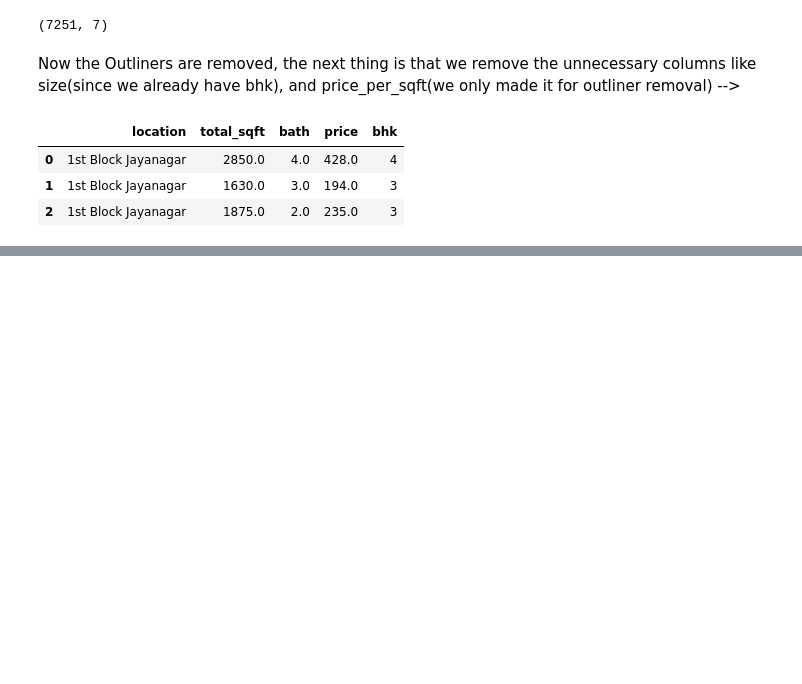
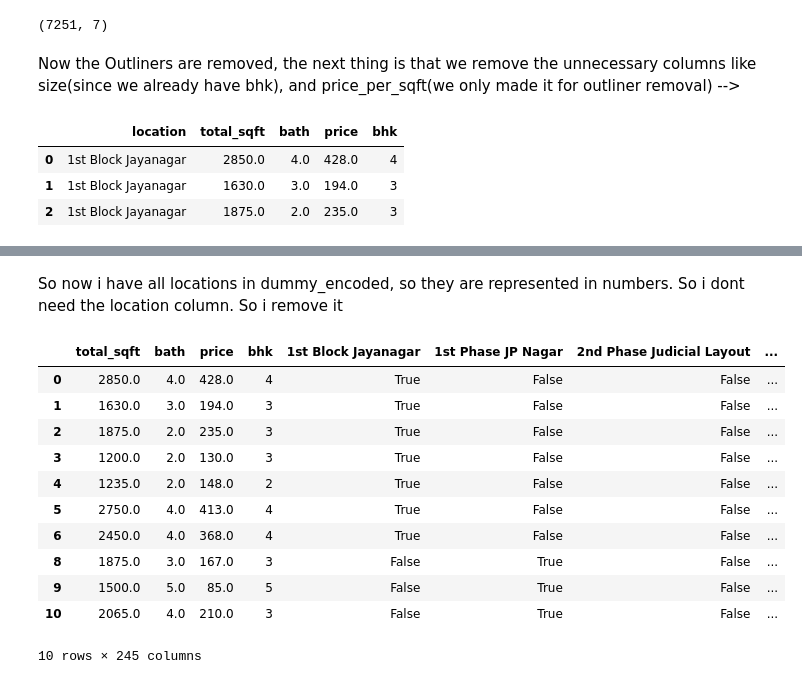
Before and after one commit to royronit14/Bengaluru-House-Price-Prediction, a Jupyter notebook: House-Prediction.ipynb, the cells around one changed output, grey strips where cells are left out. Cells and saved outputs as stored; diff of their text form; code cells hidden in the pictures; blank space fills up the shorter version.

Commit message:
Data is trained

```diff
--- a/House-Prediction.ipynb
+++ b/House-Prediction.ipynb
@@ -523,0 +526,6 @@ df10.head(3)
+# %%
+# We have to convert Text column(Categorical) into Numerical Column,
+# We can do this by One_Hot_Encoding aka dummies
+
+dummies = pd.get_dummies(df10.location, columns=['Category'])
+dummies.head(3)
@@ -523,0 +538,5 @@ df10.head(3)
+# %%
+# Now I want to concat two dataFrames into One using columns(axis = 1 or axis = 'columns)
+
+df11 = pd.concat([df10, dummies.drop('other', axis = 'columns')], axis = 'columns')
+df11.head(5)
@@ -523,0 +551,18 @@ df10.head(3)
+# %% [markdown]
+So now i have all locations in dummy_encoded, so they are represented in numbers. So i dont need the location column. So i remove it
+# %%
+df12 = df11.drop('location', axis =1)
+df12.head(10)
+# %% [output]
+|  | total_sqft | bath | price | bhk | 1st Block Jayanagar | 1st Phase JP Nagar | 2nd Phase Judicial Layout | ... |
+| 0 | 2850.0 | 4.0 | 428.0 | 4 | True | False | False | ... |
+| 1 | 1630.0 | 3.0 | 194.0 | 3 | True | False | False | ... |
+| 2 | 1875.0 | 2.0 | 235.0 | 3 | True | False | False | ... |
+| 3 | 1200.0 | 2.0 | 130.0 | 3 | True | False | False | ... |
+| 4 | 1235.0 | 2.0 | 148.0 | 2 | True | False | False | ... |
+| 5 | 2750.0 | 4.0 | 413.0 | 4 | True | False | False | ... |
+| 6 | 2450.0 | 4.0 | 368.0 | 4 | True | False | False | ... |
+| 8 | 1875.0 | 3.0 | 167.0 | 3 | False | True | False | ... |
+| 9 | 1500.0 | 5.0 | 85.0 | 5 | False | True | False | ... |
+| 10 | 2065.0 | 4.0 | 210.0 | 3 | False | True | False | ... |
+10 rows × 245 columns
```
Also changed, not shown: parts of 17 cells of this notebook.
